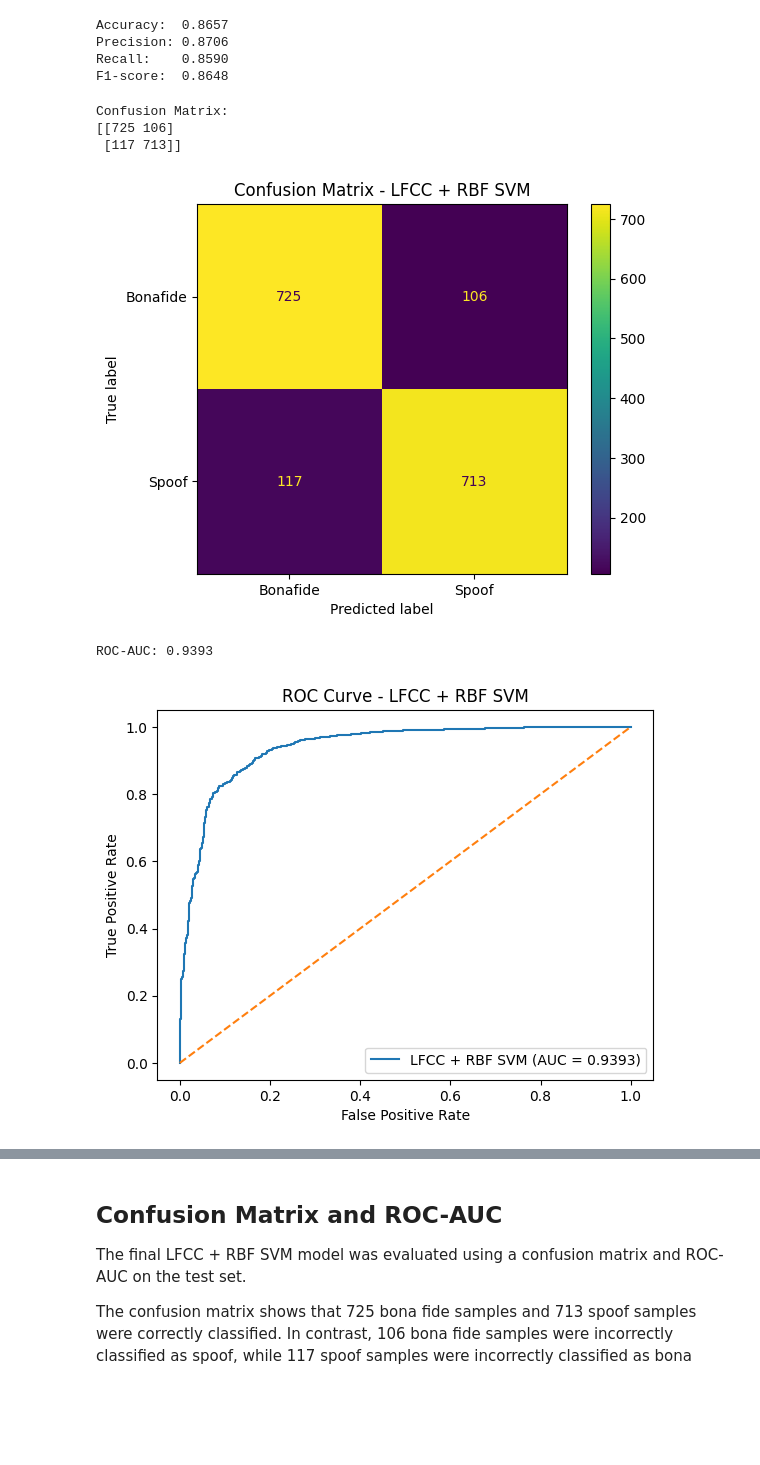
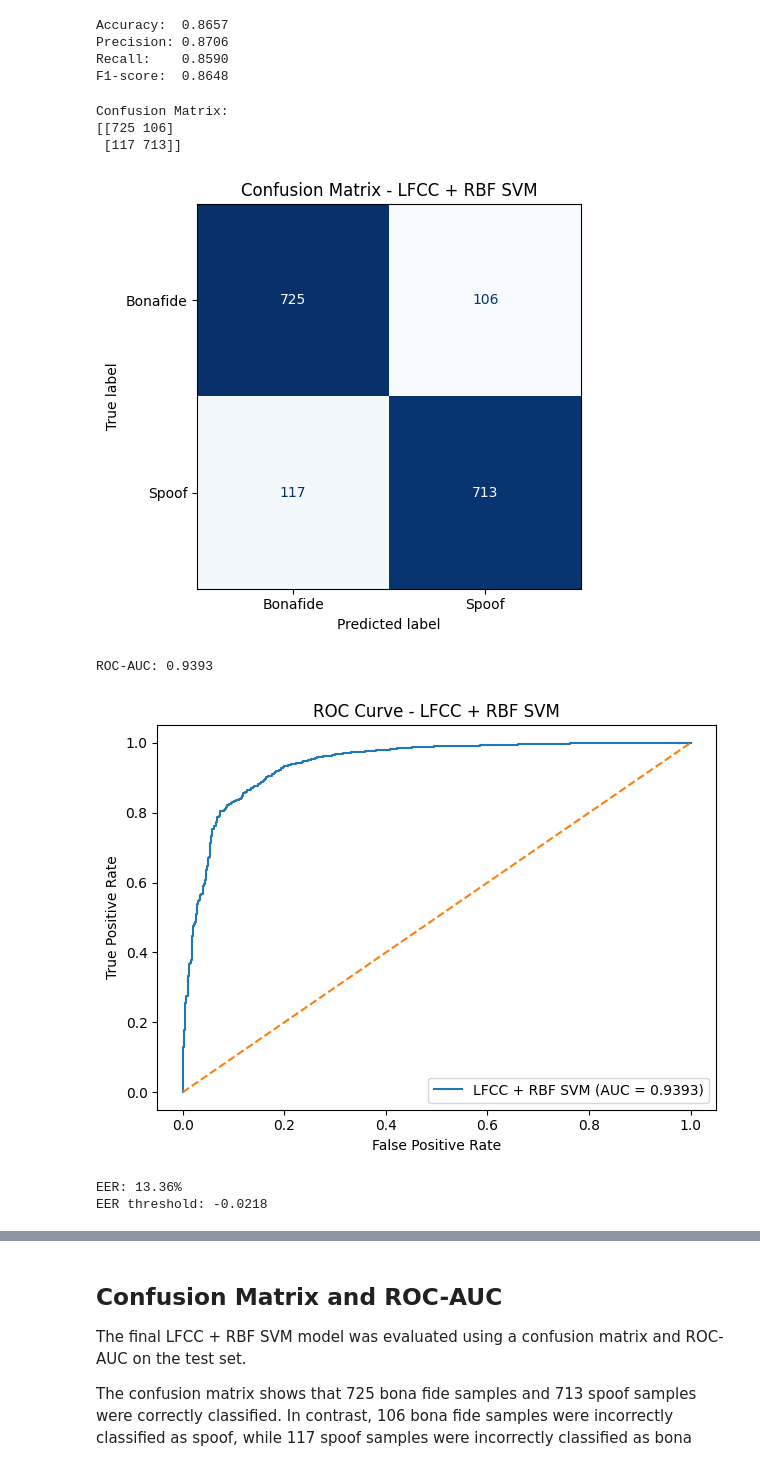
Before and after one commit to WaadZiadeh/Spoken-Project, a Jupyter notebook: Spoken_Project_.ipynb, the cells around one changed output, grey strips where cells are left out. Cells and saved outputs as stored; diff of their text form; code cells hidden in the pictures; blank space fills up the shorter version.

```diff
--- a/Spoken_Project_.ipynb
+++ b/Spoken_Project_.ipynb
@@ -1056,8 +1068,10 @@ disp = ConfusionMatrixDisplay(
     display_labels=["Bonafide", "Spoof"]
 )
 
-disp.plot()
+disp.plot(cmap="Blues", values_format="d", colorbar=False)
 plt.title("Confusion Matrix - LFCC + RBF SVM")
+plt.tight_layout()
+plt.savefig("lfcc_confusion_matrix.png", dpi=300)
 plt.show()
 
 
@@ -1069,33 +1083,54 @@ plt.show()
 y_test_score = best_svm.decision_function(X_test_scaled)
 
 # Convert labels to binary:
 # bonafide = 0, spoof = 1
 y_test_binary = (y_test == "spoof").astype(int)
 
 roc_auc = roc_auc_score(
     y_test_binary,
     y_test_score
 )
 
 fpr, tpr, thresholds = roc_curve(
     y_test_binary,
     y_test_score
 )
 
 print(f"ROC-AUC: {roc_auc:.4f}")
 
 plt.figure()
 plt.plot(fpr, tpr, label=f"LFCC + RBF SVM (AUC = {roc_auc:.4f})")
 plt.plot([0, 1], [0, 1], linestyle="--")
 plt.xlabel("False Positive Rate")
 plt.ylabel("True Positive Rate")
 plt.title("ROC Curve - LFCC + RBF SVM")
 plt.legend()
+plt.tight_layout()
+plt.savefig("lfcc_roc_curve.png", dpi=300)
 plt.show()
 # %% [output]
 Confusion Matrix:
 [[725 106]
  [117 713]]
-[figure, old version]
+[figure, new version]
 ROC-AUC: 0.9393
-[figure, old version]
+[figure, new version]
+# %%
+from scipy.optimize import brentq
+from scipy.interpolate import interp1d
+
+# fnr = False Negative Rate = 1 - tpr
+fnr = 1 - tpr
+
+# Find the threshold where FPR and FNR are closest (equal error point)
+eer_threshold_idx = np.nanargmin(np.abs(fnr - fpr))
+eer_threshold = thresholds[eer_threshold_idx]
+
+# More precise EER via interpolation (finds exact crossing point, not just closest sample)
+eer = brentq(lambda x: 1. - x - interp1d(fpr, tpr)(x), 0., 1.)
+
+print(f"EER: {eer*100:.2f}%")
+print(f"EER threshold: {eer_threshold:.4f}")
+# %% [output]
+EER: 13.36%
+EER threshold: -0.0218
```
Also changed, not shown: parts of 7 cells of this notebook.
